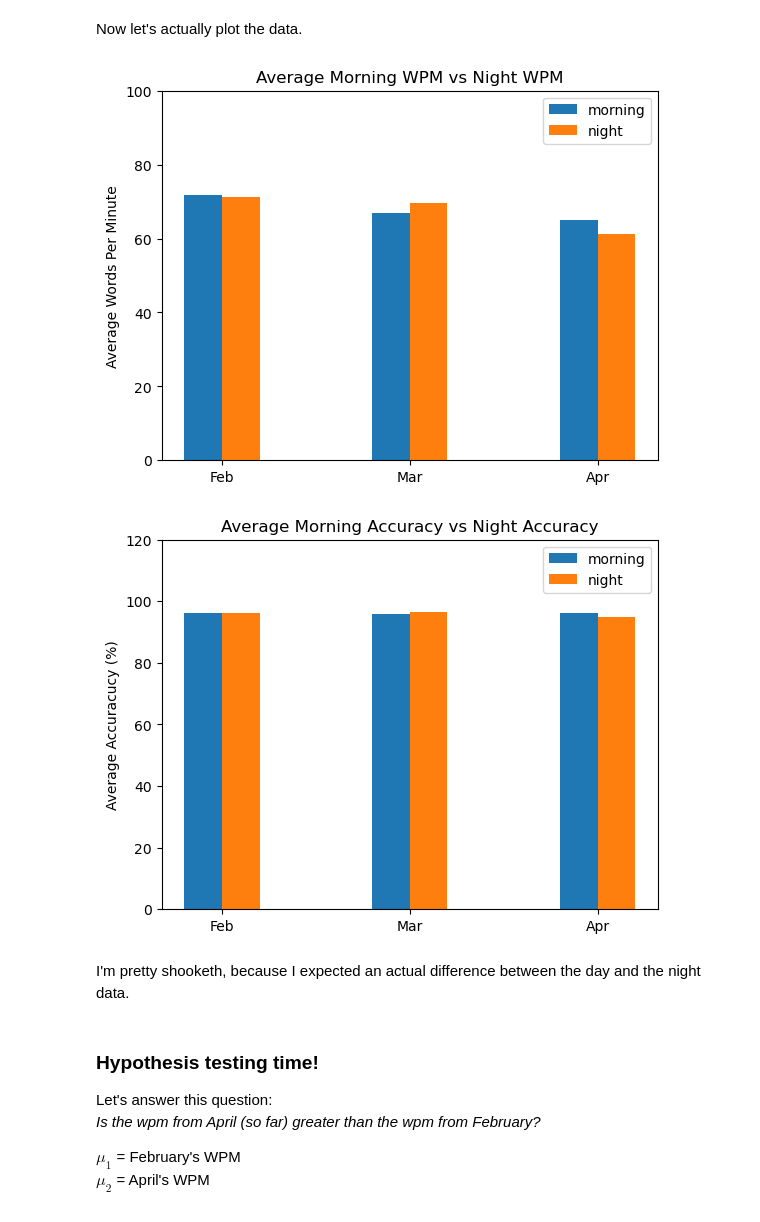
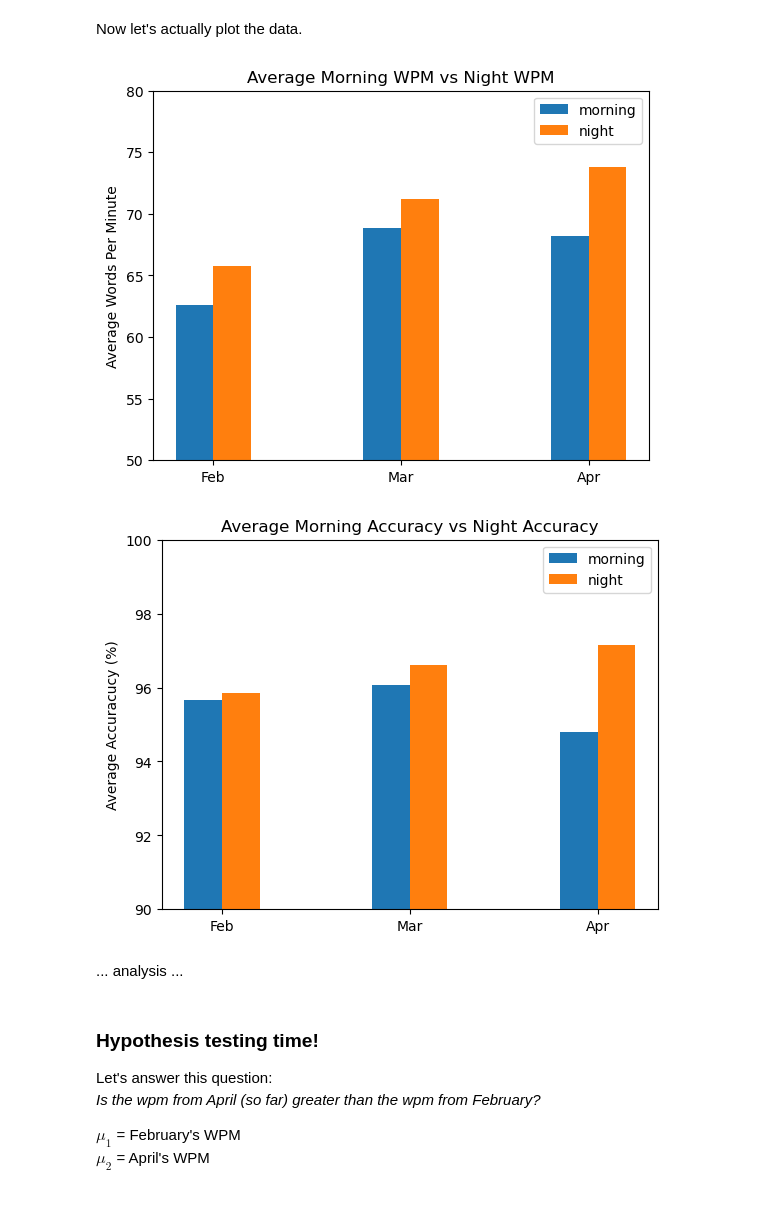
Before and after one commit to noahbarron/GonzagaCPSC222-final-project, a Jupyter notebook: FinalProject.ipynb, the cells around one changed output. Saved outputs shown, nothing was run; the diff lists cells and outputs as text; code cells hidden in the pictures.

```diff
--- a/FinalProject.ipynb
+++ b/FinalProject.ipynb
@@ -9,12 +26,19 @@ Loading in the typing data:
 # %%
+import utils
+
 import pandas as pd
 
-typing_df = pd.read_csv("typing_4-19-26.csv")
+typing_df = pd.read_csv("typing_4-29-26.csv")
 # %% [markdown]
 Cleaning the dataset:
 
 (Dropping some columns & replacing the ids)
 # %%
+# reversing the order of the dataframe from newest -> oldest to oldest -> newest
+# Source: “Reverse the Rows of a Pandas Data Frame?” Tutorialspoint.com, 2026,
+#         www.tutorialspoint.com/article/reverse-the-rows-of-a-pandas-data-frame.
+typing_df = typing_df[::-1]
+
 remove_cols = ["charStats", "mode", "mode2", "quoteLength", "restartCount", "afkDuration",
                "incompleteTestSeconds", "punctuation", "numbers", "language", "funbox",
                "difficulty", "lazyMode", "blindMode", "bailedOut", "tags", "testDuration",
@@ -23,8 +47,9 @@ remove_cols = ["charStats", "mode", "mode2", "quoteLength", "restartCount", "afk
 typing_df = typing_df.drop(columns=remove_cols)
 
 # replacing the ids with numbers 0 to n:
-for i in range(typing_df["_id"].size):
-    typing_df.loc[i, "_id"] = i
+size = typing_df["_id"].size
+for i in range(size):
+    typing_df.loc[size - i - 1, "_id"] = i
 
 # setting the ids as the index:
 typing_df.set_index("_id")
@@ -54,7 +79,8 @@ night_list = ["true", "false", "true", "false", "true", "false", "true", "false"
               "false", "true", "false", "true", "false", "true", "false", "true", "false", "true", "true", "true", "true",
               "true", "false", "true", "false", "true", "false", "true","false", "true", "false", "true", "false", "false",
               "true", "true", "true", "false", "true", "false", "true", "false", "true", "false", "true", "false", "true",
-              "true", "false", "true"]
+              "true", "false", "true", "false", "true", "false", "false", "true", "false", "true", "false", "false", "false",
+              "true", "false", "true", "false", "true", "false", "true"]
 
 typing_df.insert(1, "night", night_list)
 
@@ -68,7 +94,9 @@ date_list = ["2-9-26", "2-10-26", "2-10-26", "2-11-26", "2-11-26", "2-12-26", "2
              "3-21-26", "3-21-26", "3-22-26", "3-22-26", "3-23-26", "3-24-26", "3-25-26", "3-26-26", "3-27-26", "3-27-26",
              "3-28-26", "3-28-26", "3-29-26", "3-29-26", "3-30-26", "3-30-26", "3-31-26", "4-1-26", "4-2-26", "4-7-26",
              "4-7-26", "4-8-26", "4-9-26", "4-10-26", "4-12-26", "4-13-26", "4-13-26", "4-14-26", "4-14-26", "4-15-26",
-             "4-15-26", "4-16-26", "4-16-26", "4-17-26", "4-19-26", "4-19-26"]
+             "4-15-26", "4-16-26", "4-16-26", "4-17-26", "4-19-26", "4-19-26", "4-20-26", "4-20-26", "4-21-26", "4-22-26",
+             "4-22-26", "4-23-26", "4-23-26", "4-24-26", "4-25-26", "4-26-26", "4-26-26", "4-27-26", "4-27-26", "4-28-26",
+             "4-28-26", "4-29-26", "4-29-26"]
 
 typing_df.insert(1, "date", date_list)
 # %% [markdown]
@@ -105,28 +133,28 @@ Now let's actually plot the data.
 # %%
 # plotting wpm averages:
 plt.figure()
 plt.bar(month_names, height=morning_wpm_avg, width=-bar_width, align="edge", label="morning")
 plt.bar(month_names, height=night_wpm_avg, width=bar_width, align="edge", label="night")
-plt.ylim([0, 100])
+plt.ylim([50, 80])
 plt.legend(loc="upper right")
 plt.title("Average Morning WPM vs Night WPM")
 plt.ylabel("Average Words Per Minute")
 plt.show()
 
 # plotting acc averages:
 plt.figure()
 plt.bar(month_names, height=morning_acc_avg, width=-bar_width, align="edge", label="morning")
 plt.bar(month_names, height=night_acc_avg, width=bar_width, align="edge", label="night")
-plt.ylim([0, 120])
+plt.ylim([90, 100])
 plt.legend(loc="upper right")
 plt.title("Average Morning Accuracy vs Night Accuracy")
 plt.ylabel("Average Accuracucy (%)")
 plt.show()
 # %% [output]
-[figure, old version]
+[figure, new version]
-[figure, old version]
+[figure, new version]
 # %% [markdown]
-I'm pretty shooketh, because I expected an actual difference between the day and the night data.
+... analysis ...
 # %% [markdown]
 ### Hypothesis testing time!
 
```
Also changed, not shown: parts of 5 cells of this notebook, 2 other files.
